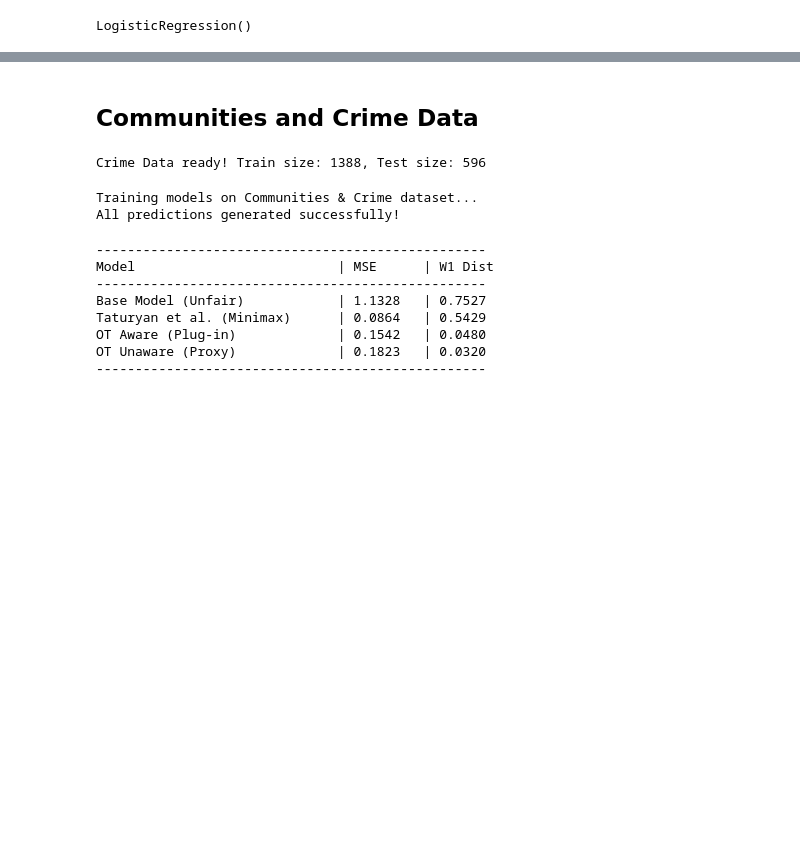
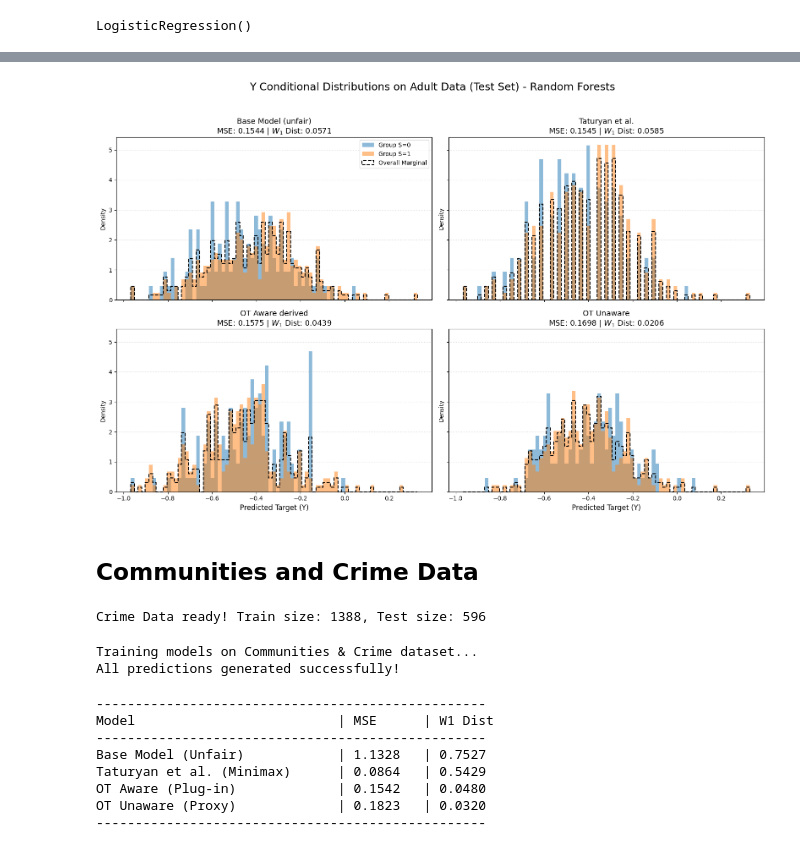
Before and after one commit to AugustinBouquillard/demographic-parity, a Jupyter notebook: real_world_data_visualisation.ipynb, the cells around one changed output, grey strips where cells are left out. Saved outputs shown, nothing was run; the diff lists cells and outputs as text; code cells hidden in the pictures; blank space fills up the shorter version.

Commit message:
comparison of every model on Adult dataset with random forest base and out-of-sample regressor

```diff
--- a/real_world_data_visualisation.ipynb
+++ b/real_world_data_visualisation.ipynb
@@ -305,3 +465,55 @@ OT Unaware (Proxy)             | 0.1310   | 0.0035
+# %%
+import matplotlib.pyplot as plt
+
+# --- Find the Unique Groups ---
+groups = np.sort(np.unique(S_test_arr))
+g1, g2 = groups[0], groups[1]
+
+# --- Visualizations ---
+fig, axes = plt.subplots(2, 2, figsize=(16, 10), sharex=True, sharey=True)
+axes = axes.flatten()
+
+cmap = plt.get_cmap('tab10')
+c1, c2 = cmap(0), cmap(1)
+
+# Ensure physically matched bin widths across all plots
+all_preds = np.concatenate(list(model_results_adult.values()))
+min_val, max_val = all_preds.min(), all_preds.max()
+
+# Using 80 bins for a highly granular, smooth histogram look
+shared_bins = np.linspace(min_val, max_val, 80)
+
+for idx, (name, preds) in enumerate(model_results_adult.items()):
+    ax = axes[idx]
+
+    mse = mean_squared_error(y_test_arr, preds)
+    w1 = wasserstein_distance(preds[S_test_arr == g1], preds[S_test_arr == g2])
+
+    # 1. Distributions for each group
+    ax.hist(preds[S_test_arr == g1], bins=shared_bins, density=True, alpha=0.5,
+            color=c1, label=f'Group S={g1}')
+    ax.hist(preds[S_test_arr == g2], bins=shared_bins, density=True, alpha=0.5,
+            color=c2, label=f'Group S={g2}')
+
+    # 2. Barycenter Outline
+    ax.hist(preds, bins=shared_bins, density=True, histtype='step',
+            linewidth=1.5, color='black', linestyle='--', label='Overall Marginal')
+
+    ax.set_title(f"{name}\nMSE: {mse:.4f} | $W_1$ Dist: {w1:.4f}", fontsize=13)
+    ax.set_ylabel("Density")
+    ax.grid(axis='y', linestyle=':', alpha=0.5)
+
+    if idx == 0:
+        ax.legend(loc='upper right')
+
+for ax in axes[-2:]:
+    ax.set_xlabel("Predicted Target (Y)", fontsize=12)
+
+plt.suptitle("Y Conditional Distributions on Adult Data (Test Set) - Random Forests", fontsize=18, y=1.03)
+plt.tight_layout()
+plt.show()
+# %% [output]
+[figure, added]
 # %% [markdown]
 ## Communities and Crime Data
 # %%
```
Also changed, not shown: parts of 10 cells of this notebook.
